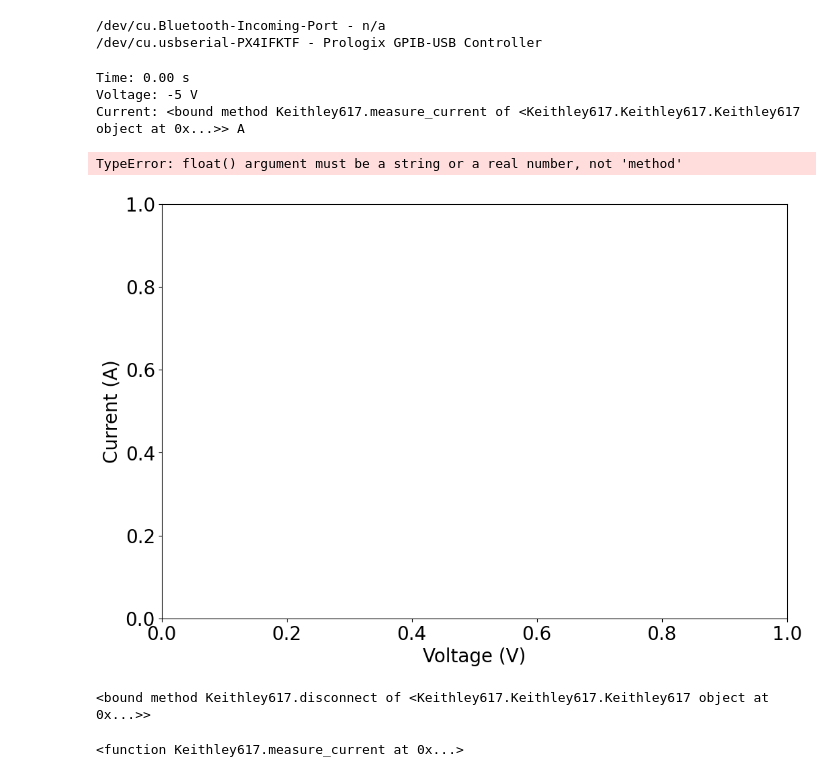
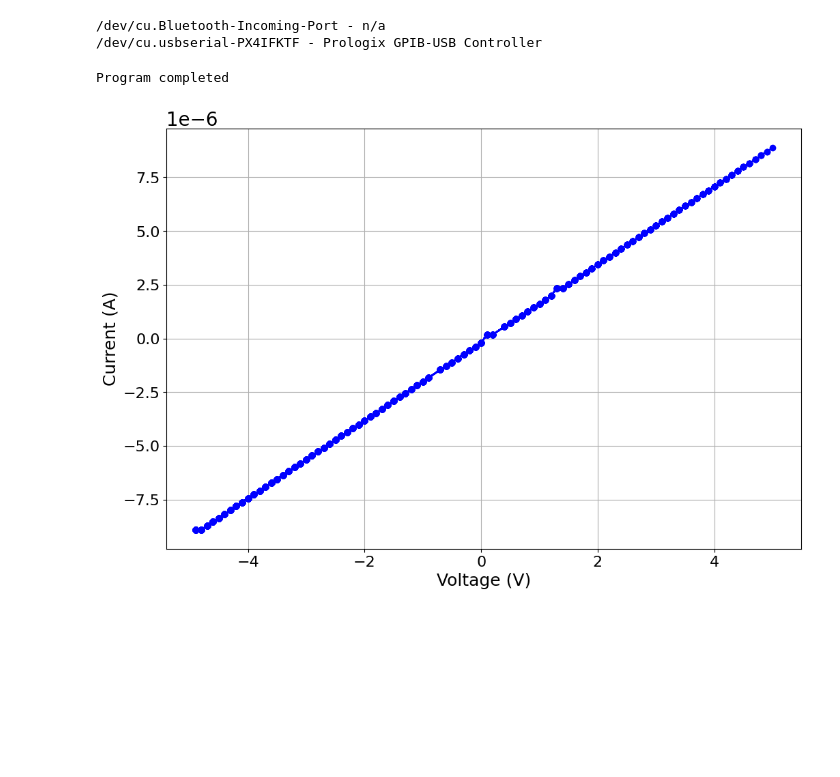
Before and after one commit to SDayneko/Remote-Control, a Jupyter notebook: JV_617.ipynb, the cells around one changed output. Saved outputs shown, nothing was run; the diff lists cells and outputs as text; code cells hidden in the pictures; blank space fills up the shorter version.

Commit message:
JV curve by using keithley617

```diff
--- a/JV_617.ipynb
+++ b/JV_617.ipynb
@@ -34,4 +8,30 @@ filename = os.path.join(file_name + '.csv')
 # %%
+import os
+import sys
+import time
+import csv
+import numpy as np
+import matplotlib.pyplot as plt
+from IPython.display import display, clear_output
+from Keithley617.Keithley617 import Keithley617 as smu
+
+# Set parameters
+start_voltage = -5 #V
+end_voltage = 5 # V
+step_size = 0.1 #V/step
+scan_rate = 1 # V/s
+
+if start_voltage > end_voltage:
+    step_size = -step_size
+source_voltages = np.arange(start_voltage, end_voltage+step_size, step_size) # prepare voltage sources
+
+total_time = abs(end_voltage - start_voltage) / scan_rate
+delay_time =  total_time / len(source_voltages)
+
+# Set the filename
+file_name = input('Enter file name: ')
+filename = os.path.join(file_name + '.csv')
+
 # Check Parameters
 print(f'File name: {file_name}.csv')
 print(f'Range: from {start_voltage} V to {end_voltage} V')
@@ -79,14 +79,14 @@ if smu:
         # Set the voltage source
         smu.set_voltage(voltage)
         clear_output(wait=True)
-        current = smu.measure_current
+        current = smu.measure_current()
         if current is not None:
             times.append((time.perf_counter() - start_time))
             currents.append(current)
             voltages.append(voltage)
             print(f'Time: {times[-1]:.2f} s')
             print(f'Voltage: {voltage:.4g} V')
-            print(f'Current: {current} A')
+            print(f'Current: {current:.4g} A')
             plt.plot(voltages[-100:], currents[-100:], linestyle='-', marker='o', label='Current', color='blue')
             plt.xlabel('Voltage (V)', fontsize=18)
             plt.ylabel('Current (A)', fontsize=18)
@@ -95,44 +95,32 @@ if smu:
             plt.grid(True)
             display(fig)
             if (delay_time - (time.perf_counter() - round_start)) > 0:
                 time.sleep(delay_time - (time.perf_counter() - round_start))
             else:
                 pass
     clear_output(wait=True)
 
     # Turn off source output
     smu.source_output('off')
 
     # Close connection to Keithley 617
     smu.disconnect
 
 # Create a CSV file for saving the data
 with open(filename, 'w', newline='') as csvfile:
     csvwriter = csv.writer(csvfile)
     csvwriter.writerow(['Time (s)', 'Current (A)', 'Voltage (V)'])
     for i in range(len(times)):
         csvwriter.writerow([times[i], currents[i], voltages[i]])
 
 # Check that the CSV file was created successfully
 try:
     with open(filename, 'r') as csvfile:
         pass
 except:
     print("Error: Could not create CSV file")
 
 print("Program completed")
 # %% [output]
-Time: 0.00 s
-Voltage: -5 V
-Current: <bound method Keithley617.measure_current of <Keithley617.Keithley617.Keithley617 object at 0x...>> A
+Program completed
-TypeError: float() argument must be a string or a real number, not 'method'
-[figure, old version]
+[figure, new version]
-# %%
-smu.disconnect
-# %% [output]
-<bound method Keithley617.disconnect of <Keithley617.Keithley617.Keithley617 object at 0x...>>
-# %%
-from Keithley617.Keithley617 import Keithley617 as smu
-print(smu.measure_current)
-# %% [output]
-<function Keithley617.measure_current at 0x...>
```
Also changed, not shown: parts of 2 cells of this notebook.
